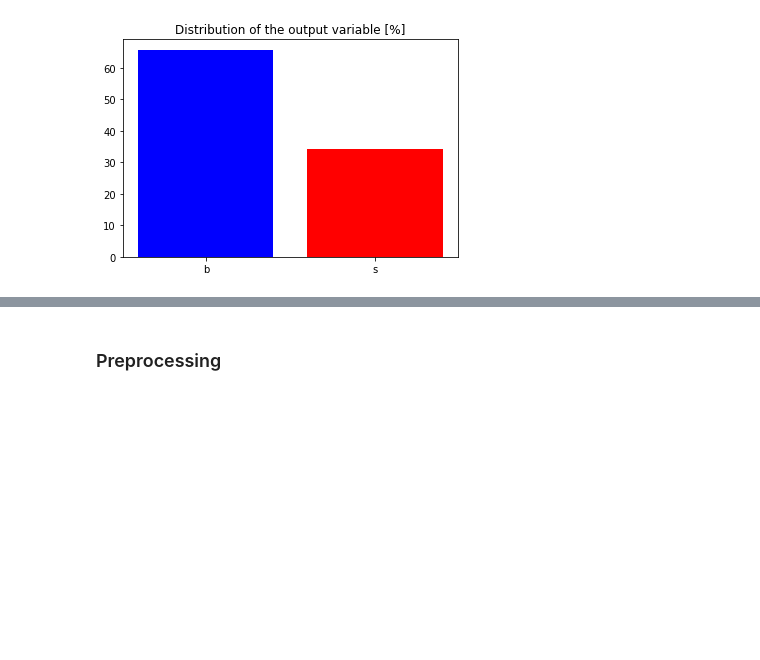
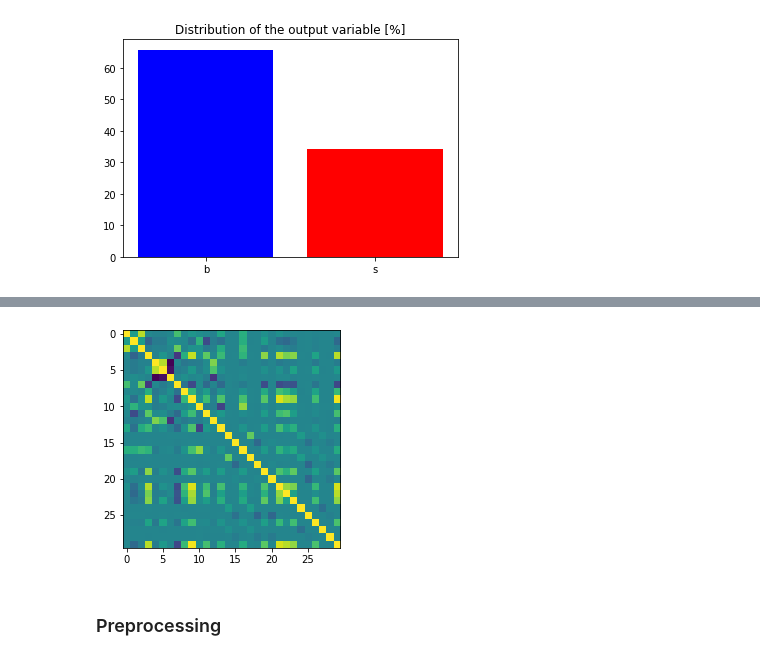
Before and after one commit to CS-433/ml-project-1-jdl, a Jupyter notebook: code/project1.ipynb, the cells around one changed output, grey strips where cells are left out. Drawn from its saved outputs; the diff is of its cells as text; code cells hidden in the pictures; blank space fills up the shorter version.

```diff
--- a/code/project1.ipynb
+++ b/code/project1.ipynb
@@ -42,0 +61,5 @@ plt.show()
+# %%
+coeff_matrix = np.corrcoef(train_tx[:,1:].T)
+ax = plt.imshow(coeff_matrix)
+# %% [output]
+[figure, added]
```
Also changed, not shown: parts of 5 cells of this notebook.
